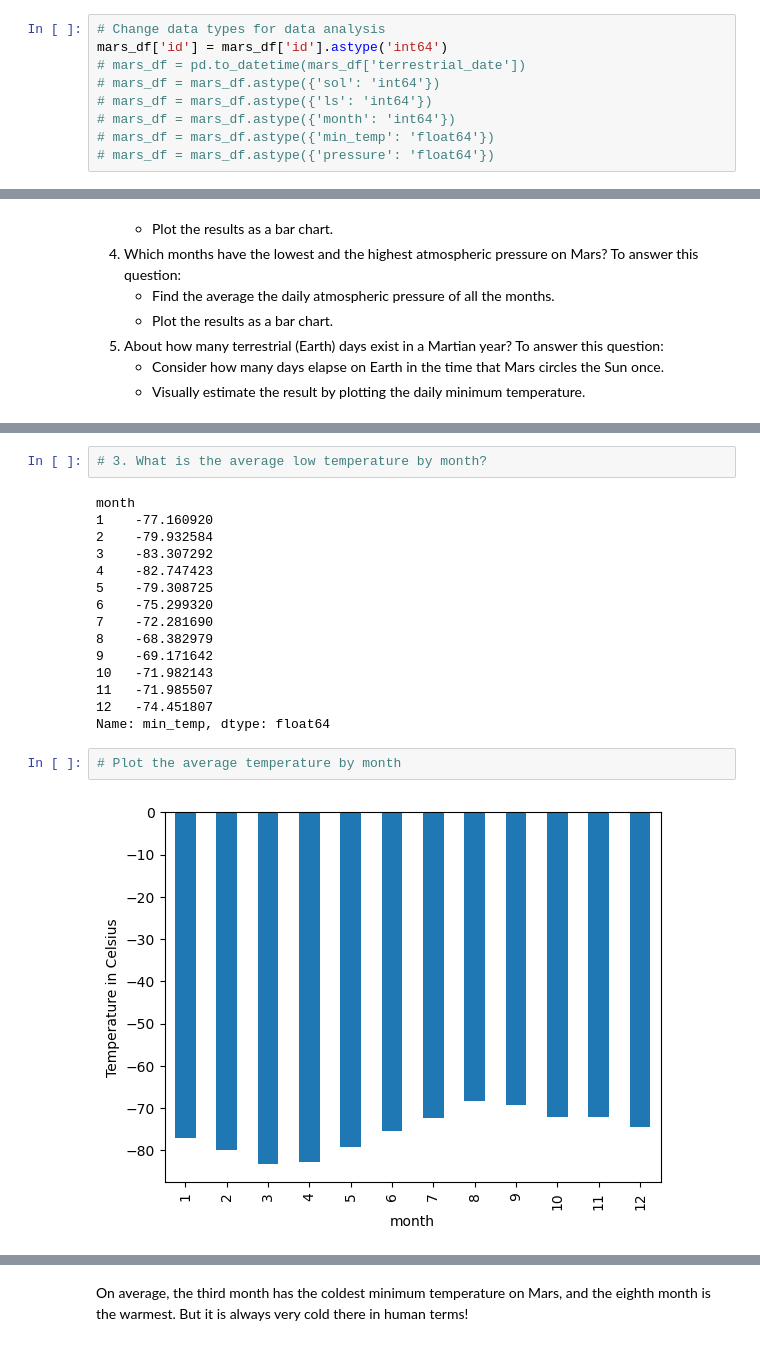
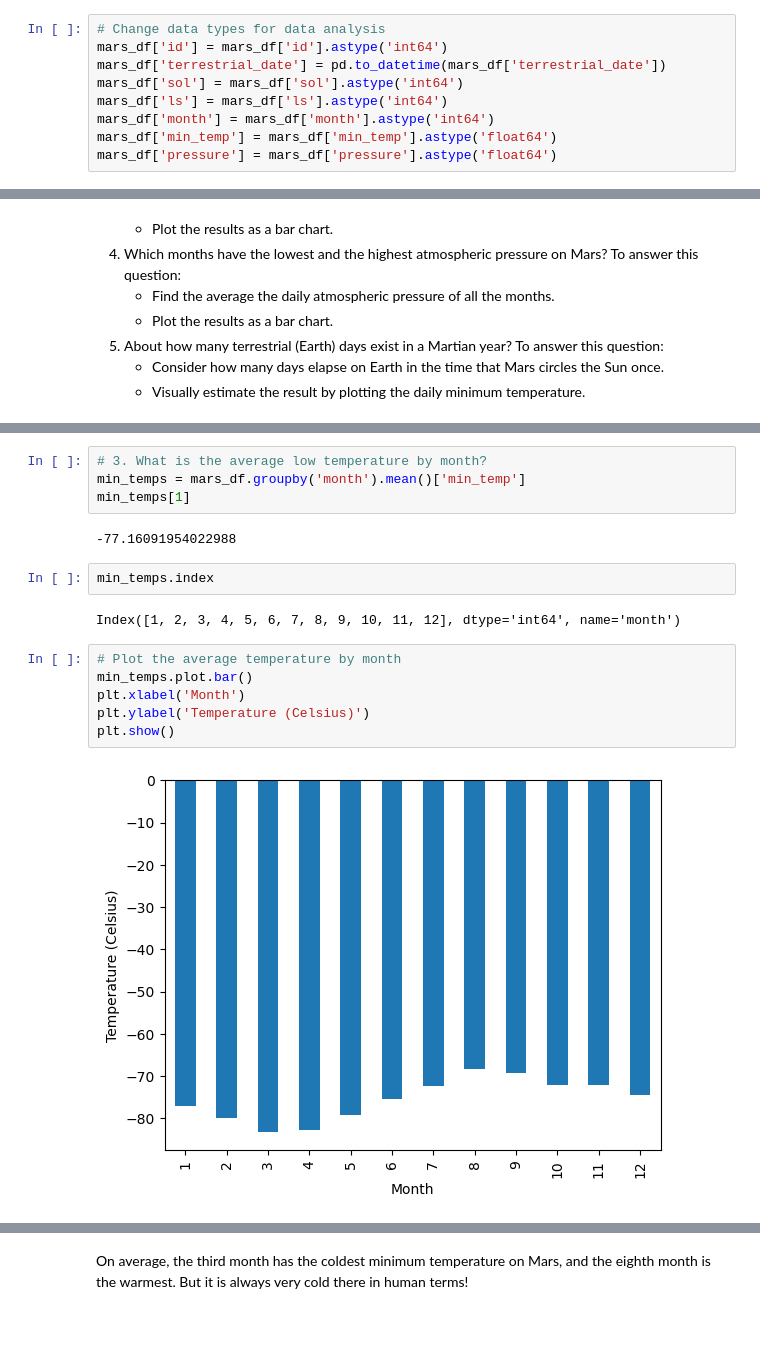
Before and after one commit to AhldenBrough/scraping-challenge, a Jupyter notebook: part_2_mars_weather.ipynb, the cells around one changed output, grey strips where cells are left out. Drawn from its saved outputs; the diff is of its cells as text.

```diff
--- a/part_2_mars_weather.ipynb
+++ b/part_2_mars_weather.ipynb
@@ -130,9 +137,9 @@ dtype('O')
 # %%
 # Change data types for data analysis
 mars_df['id'] = mars_df['id'].astype('int64')
-# mars_df = pd.to_datetime(mars_df['terrestrial_date'])
-# mars_df = mars_df.astype({'sol': 'int64'})
-# mars_df = mars_df.astype({'ls': 'int64'})
-# mars_df = mars_df.astype({'month': 'int64'})
-# mars_df = mars_df.astype({'min_temp': 'float64'})
-# mars_df = mars_df.astype({'pressure': 'float64'})
+mars_df['terrestrial_date'] = pd.to_datetime(mars_df['terrestrial_date'])
+mars_df['sol'] = mars_df['sol'].astype('int64')
+mars_df['ls'] = mars_df['ls'].astype('int64')
+mars_df['month'] = mars_df['month'].astype('int64')
+mars_df['min_temp'] = mars_df['min_temp'].astype('float64')
+mars_df['pressure'] = mars_df['pressure'].astype('float64')
@@ -181,24 +212,21 @@ Name: month, dtype: int64
 1867
 # %%
 # 3. What is the average low temperature by month?
+min_temps = mars_df.groupby('month').mean()['min_temp']
+min_temps[1]
 # %% [output]
-month
-1    -77.160920
-2    -79.932584
-3    -83.307292
-4    -82.747423
-5    -79.308725
-6    -75.299320
-7    -72.281690
-8    -68.382979
-9    -69.171642
-10   -71.982143
-11   -71.985507
-12   -74.451807
-Name: min_temp, dtype: float64
+-77.16091954022988
+# %%
+min_temps.index
+# %% [output]
+Index([1, 2, 3, 4, 5, 6, 7, 8, 9, 10, 11, 12], dtype='int64', name='month')
 # %%
 # Plot the average temperature by month
+min_temps.plot.bar()
+plt.xlabel('Month')
+plt.ylabel('Temperature (Celsius)')
+plt.show()
 # %% [output]
-[figure, old version]
+[figure, new version]
 # %%
 # Identify the coldest and hottest months in Curiosity's location
```
Also changed, not shown: parts of 14 cells of this notebook.
